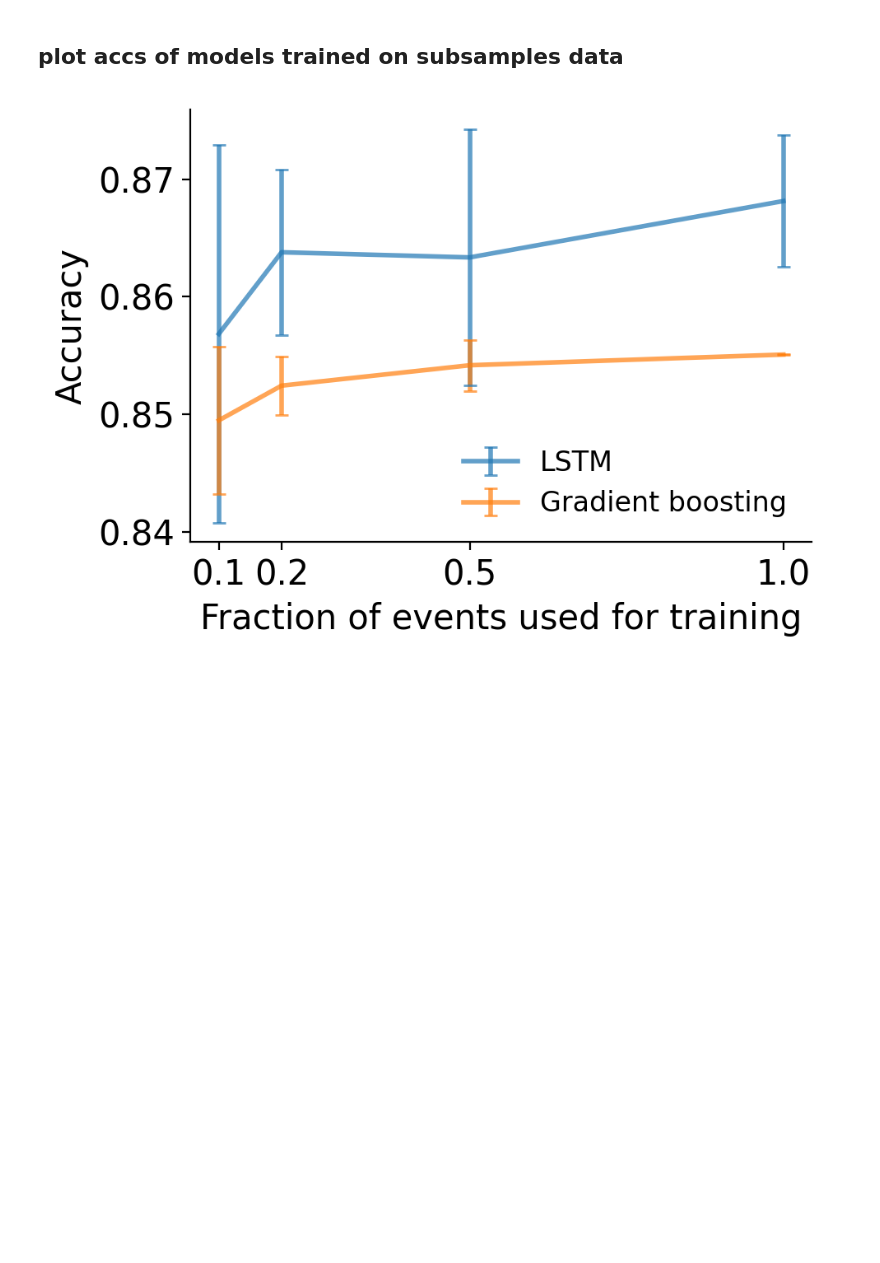
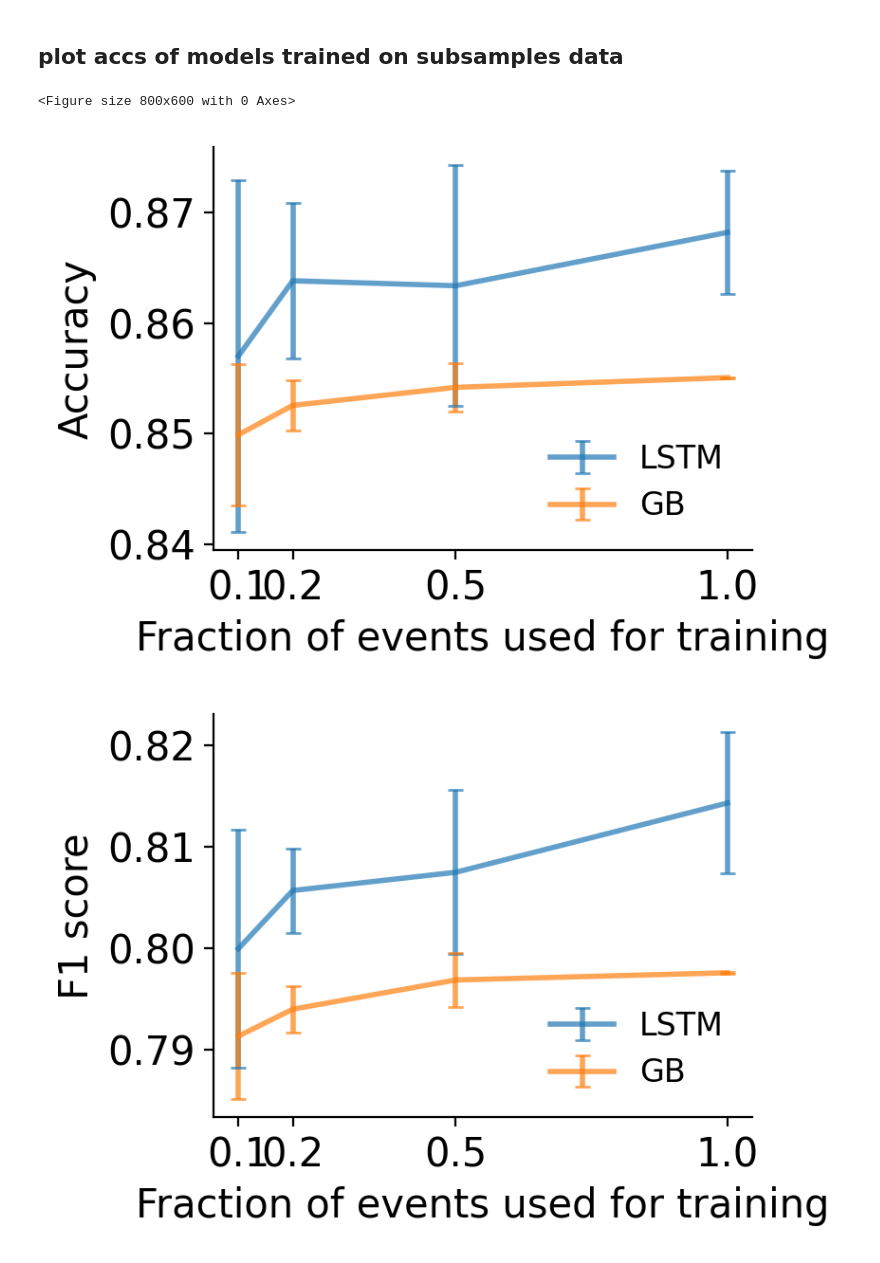
Before and after one commit to Yu-Group/molecular-partner-prediction, a Jupyter notebook: notebooks/02_fig3_vary_train_size.ipynb, the cells around one changed output. Saved outputs shown, nothing was run; the diff lists cells and outputs as text; code cells hidden in the pictures; blank space fills up the shorter version.

Commit message:
f1, roc auc for different training data size

```diff
--- a/notebooks/02_fig3_vary_train_size.ipynb
+++ b/notebooks/02_fig3_vary_train_size.ipynb
@@ -40,43 +48,42 @@ from collections import defaultdict
 ## plot accs of models trained on subsamples data
 # %%
 suffix = '_successful_full' # '_successful', _successful_dynamin # '' choose which outcome to use
+plot_label = {"accuracy": "Accuracy", "f1": "F1 score", "roc.auc": "ROC AUC"}
 res = pkl.load(open(f'../reports/data_size_stability_10{suffix}.pkl', 'rb'))
-fig = plt.figure(dpi=200, figsize=(4.9, 3.5))
-ax = plt.subplot(1, 1, 1)
+#fig = plt.figure(dpi=200, figsize=(4.9, 3.5))
+#ax = plt.subplot(1, 1, 1)
 accs = {'gb': np.zeros(4), 'lstm': np.zeros(4)}
 stds = {'gb': np.zeros(4), 'lstm': np.zeros(4)}
-for i, k in enumerate([10, 5, 2, 1]):
-    #if i==0:
-    #    plt.scatter([i-0.1]*k, [0.817], color='#E26595', marker='*', label='gb')
-    #    plt.scatter([i+0.1]*k, [0.841], color='#8DA37B', marker='*', label='lstm')
-    #else:
-    #plt.scatter([i-0.1]*10, [res[(k, j, 'gb')] for j in range(10)], marker='*', color='#E26595')
-    #plt.scatter([i+0.1]*10, [res[(k, j, 'lstm')] for j in range(10)], marker='*', color='#8DA37B')
-    for m in ['gb', 'lstm']:
-        errs = np.array([res[(k, j, m)] for j in range(10)])
-        accs[m][i] = np.mean(errs)
-        stds[m][i] = np.std(errs)
-#plt.plot([0.1, 0.2, 0.5, 1], accs['gb'])
-#plt.plot([0.1, 0.2, 0.5, 1], accs['lstm'])
-plt.errorbar([0.1, 0.2, 0.5, 1], accs['lstm'], stds['lstm'], linewidth=2,  alpha=.7, capsize=3, label='LSTM')
-#plt.errorbar([0.1, 0.2, 0.5, 1], accs['lstm'])
-plt.errorbar([0.1, 0.2, 0.5, 1], accs['gb'], stds['gb'], linewidth=2, alpha=.7, capsize=3, label='Gradient boosting')
-#plt.errorbar([0.1, 0.2, 0.5, 1], accs['gb'])
 
-plt.xticks([0.1, 0.2, 0.5, 1.0])
+for metric in ['accuracy', 'f1', 'roc.auc']:
+    plt.figure(dpi=200, figsize=(4, 3))
+    for i, k in enumerate([10, 5, 2, 1]):
+        for m in ['gb', 'lstm']:
+            errs = np.array([res[(k, j, m, metric)] for j in range(10)])
+            accs[m][i] = np.mean(errs)
+            stds[m][i] = np.std(errs)
+    plt.errorbar([0.1, 0.2, 0.5, 1], accs['lstm'], stds['lstm'], linewidth=2,  alpha=.7, capsize=3, label='LSTM')
+    #plt.errorbar([0.1, 0.2, 0.5, 1], accs['lstm'])
+    plt.errorbar([0.1, 0.2, 0.5, 1], accs['gb'], stds['gb'], linewidth=2, alpha=.7, capsize=3, label='GB')
+    #plt.errorbar([0.1, 0.2, 0.5, 1], accs['gb'])
 
-# could also add in the dasc line, but it's lower everywhere.
-# dasc_acc = pkl.load(open(f'../reports/data_size_stability_10_dasc_acc.pkl', 'rb'))
-# plt.axhline(dasc_acc)
+    plt.xticks([0.1, 0.2, 0.5, 1.0])
+
+    # could also add in the dasc line, but it's lower everywhere.
+    # dasc_acc = pkl.load(open(f'../reports/data_size_stability_10_dasc_acc.pkl', 'rb'))
+    # plt.axhline(dasc_acc)
 
 
-plt.xlabel("Fraction of events used for training")
-plt.ylabel("Accuracy")
-plt.legend(loc='lower right', fontsize='large', frameon=False)
-ax.spines['right'].set_visible(False)
-ax.spines['top'].set_visible(False)
-viz.savefig('data_size_stability')
-# plt.yticks([0.8, 0.82, 0.84])
-plt.show()
+    plt.xlabel("Fraction of events used for training")
+    #plt.ylabel("Accuracy")
+    plt.ylabel(plot_label[metric])
+    plt.legend(loc='lower right', fontsize='large', frameon=False)
+    #ax.spines['right'].set_visible(False)
+    #ax.spines['top'].set_visible(False)
+    viz.savefig(f'data_size_stability_{metric}')
+    # plt.yticks([0.8, 0.82, 0.84])
+    plt.show()
 # %% [output]
+<Figure size 800x600 with 0 Axes>
-[figure, old version]
+[figure, new version]
+[figure, added]
```
Also changed, not shown: parts of 2 cells of this notebook, 1 other file.
